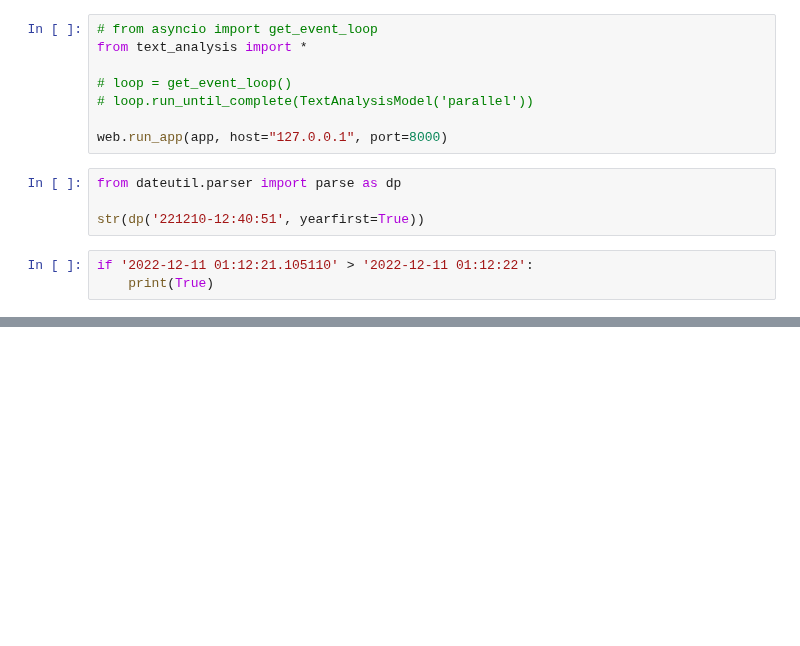
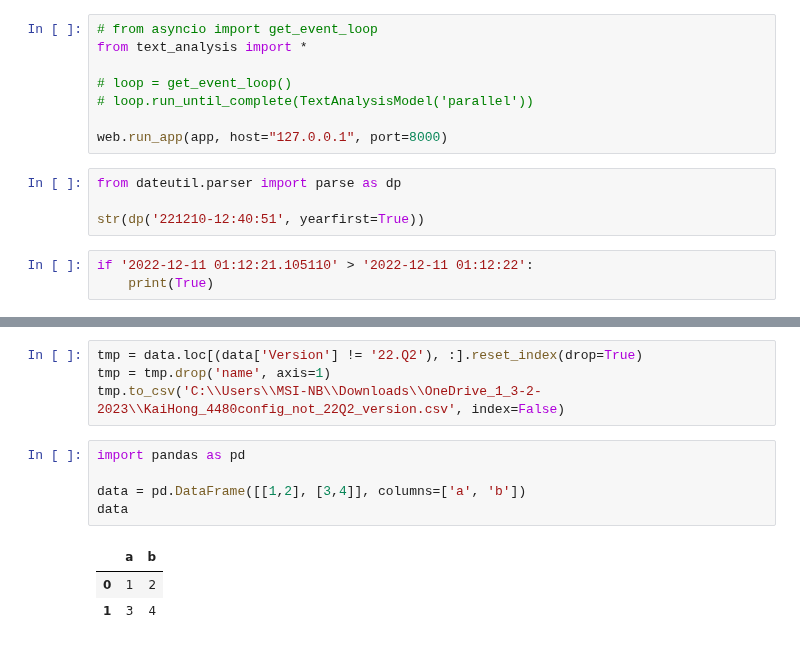
Before and after one commit to dj-lei/eric_toolsets, a Jupyter notebook: src/python/debug1.ipynb, the cells around one changed output, grey strips where cells are left out. Saved outputs shown, nothing was run; the diff lists cells and outputs as text; blank space fills up the shorter version.

```diff
--- a/src/python/debug1.ipynb
+++ b/src/python/debug1.ipynb
@@ -194,0 +252,13 @@ if '2022-12-11 01:12:21.105110' > '2022-12-11 01:12:22':
+# %%
+tmp = data.loc[(data['Version'] != '22.Q2'), :].reset_index(drop=True)
+tmp = tmp.drop('name', axis=1)
+tmp.to_csv('C:\\Users\\MSI-NB\\Downloads\\OneDrive_1_3-2-2023\\KaiHong_4480config_not_22Q2_version.csv', index=False)
+# %%
+import pandas as pd
+
+data = pd.DataFrame([[1,2], [3,4]], columns=['a', 'b'])
+data
+# %% [output]
+|  | a | b |
+| 0 | 1 | 2 |
+| 1 | 3 | 4 |
```
Also changed, not shown: parts of 8 cells of this notebook, 4 other files.
